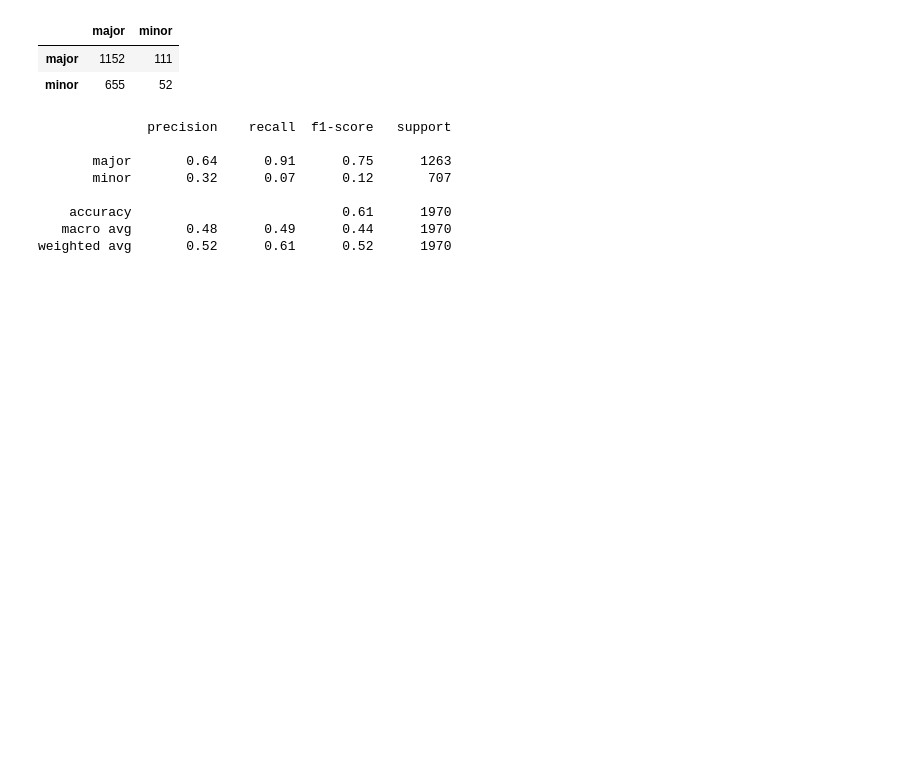
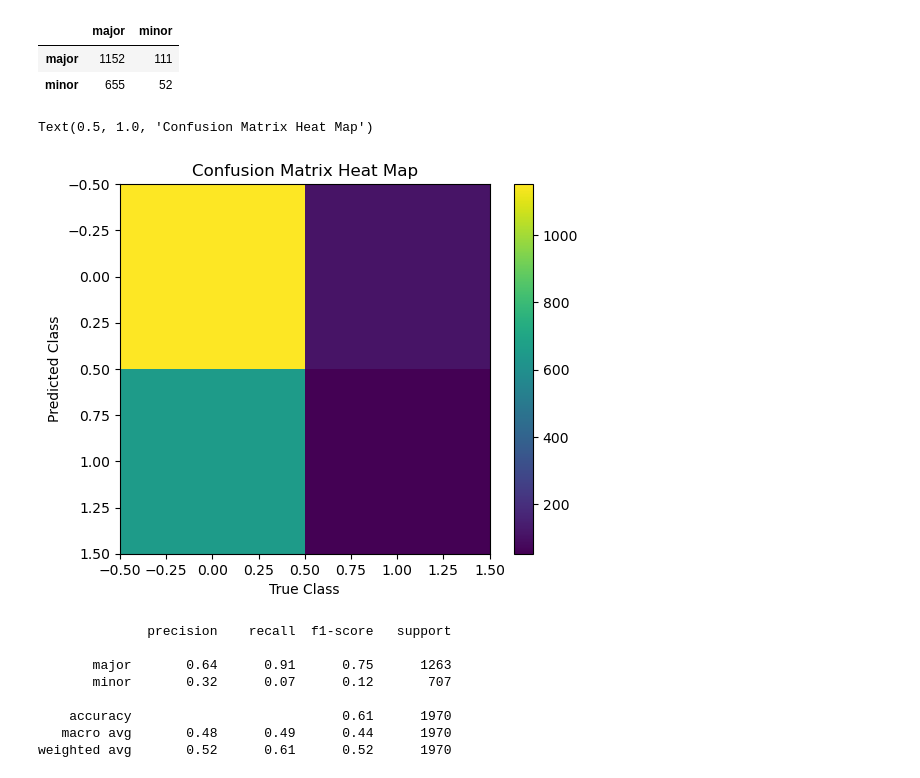
Before and after one commit to maxsivry/CS3540-AudioProject, a Jupyter notebook: main.ipynb, the cells around one changed output. Drawn from its saved outputs; the diff is of its cells as text; code cells hidden in the pictures; blank space fills up the shorter version.

```diff
--- a/main.ipynb
+++ b/main.ipynb
@@ -183,6 +183,15 @@ conf_matrix_to_df(conf_matrix, target_names)
 |  | major | minor |
 | major | 1152 | 111 |
 | minor | 655 | 52 |
+# %%
+plt.imshow(conf_matrix)
+plt.colorbar(location="right")
+plt.xlabel("True Class")
+plt.ylabel("Predicted Class")
+plt.title("Confusion Matrix Heat Map")
+# %% [output]
+Text(0.5, 1.0, 'Confusion Matrix Heat Map')
+[figure, added]
 # %%
 print(classification_report(y_test_mode, y_pred_mode, target_names=target_names))
 # %% [output]
```
Also changed, not shown: 1 other file.
